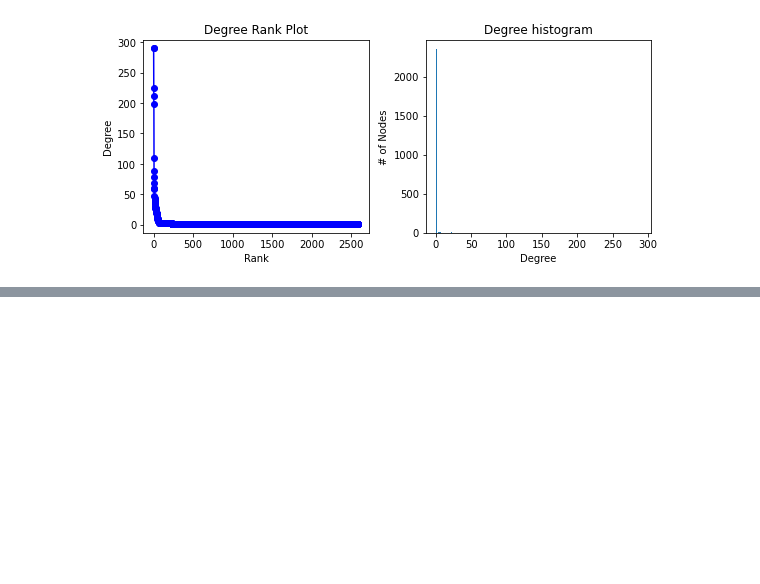
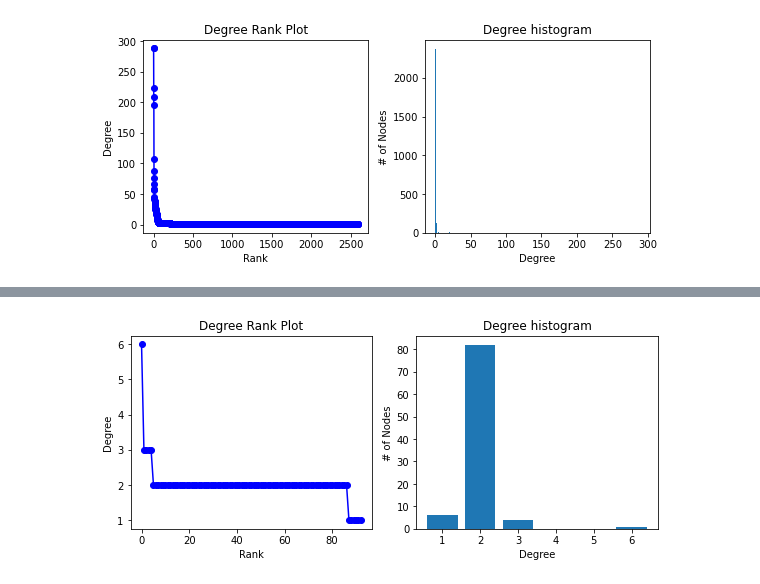
Before and after one commit to siraj101/influencer_network_analysis, a Jupyter notebook: code/Part2.ipynb, the cells around one changed output, grey strips where cells are left out. Drawn from its saved outputs; the diff is of its cells as text; code cells hidden in the pictures; blank space fills up the shorter version.

```diff
--- a/code/Part2.ipynb
+++ b/code/Part2.ipynb
@@ -205,0 +237,6 @@ len(graph.nodes)
+# %%
+graph = gen_graph(top_100_nodes)
+# %%
+degree_dist(graph)
+# %% [output]
+[figure, added]
```
Also changed, not shown: parts of 16 cells of this notebook, 1 other file.
